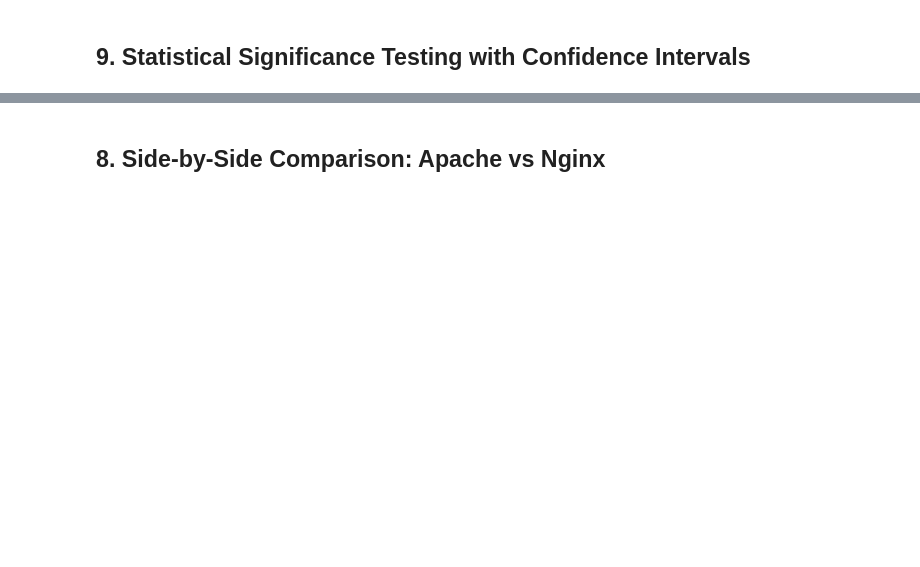
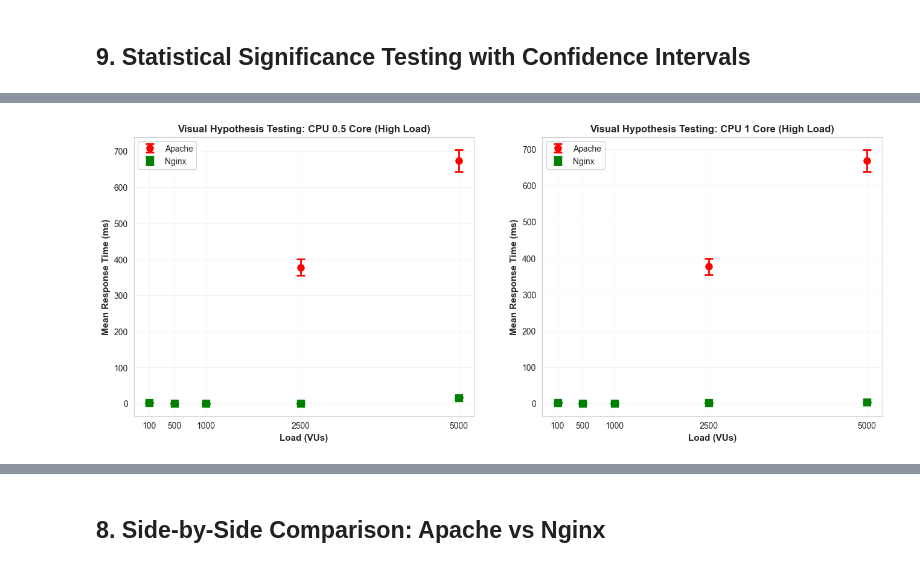
Before and after one commit to lemasc/ait-nao-docker, a Jupyter notebook: http/performance_analysis.ipynb, the cells around one changed output, grey strips where cells are left out. Cells and saved outputs as stored; diff of their text form; code cells hidden in the pictures; blank space fills up the shorter version.

```diff
--- a/http/performance_analysis.ipynb
+++ b/http/performance_analysis.ipynb
@@ -429,0 +516,61 @@ format_answer_9(df_results[df_results["cpu_limit"] == 1.0])
+# %%
+def plot_mean_response_time_with_error_bars(ax, df):
+    """
+    Create error bar plots for mean response time comparison between Apache and Nginx.
+    Shows 95% confidence interval of the mean for visual hypothesis testing.
+
+    Error bars represent: mean ± 1.96 * (std / sqrt(n))
+    where n is the number of requests measured.
+    """
+    # Separate data for each server
+    apache_data = df[df['server'] == 'apache']
+    nginx_data = df[df['server'] == 'nginx']
+
+    apache_vus = apache_data["vus"]
+    apache_mean = apache_data["success_mean_duration"]
+    apache_margin_error = apache_data["confidence_level"]
+
+    nginx_vus = nginx_data["vus"]
+    nginx_mean = nginx_data["success_mean_duration"]
+    nginx_margin_error = nginx_data["confidence_level"]
+
+    # Plot error bars
+    ax.errorbar(apache_vus, apache_mean, yerr=apache_margin_error,
+                fmt='o', color='red', markersize=8, capsize=5, capthick=2,
+                label='Apache', linewidth=2, elinewidth=2)
+
+    ax.errorbar(nginx_vus, nginx_mean, yerr=nginx_margin_error,
+                fmt='s', color='green', markersize=8, capsize=5, capthick=2,
+                label='Nginx', linewidth=2, elinewidth=2)
+
+    # Styling
+    ax.set_xlabel('Load (VUs)', fontsize=11, fontweight='bold')
+    ax.set_ylabel('Mean Response Time (ms)', fontsize=11, fontweight='bold')
+    ax.set_title(title, fontsize=12, fontweight='bold')
+    ax.legend(loc='upper left', fontsize=10)
+    ax.grid(True, alpha=0.3, linestyle='-', linewidth=0.5)
+    ax.set_facecolor('white')
+
+    # Set x-axis ticks
+    ax.set_xticks(vu_levels)
+    ax.set_xticklabels(vu_levels)
+    return ax
+
+
+# ======================================================
+# Plot Graph
+
+fig, axes = plt.subplots(1, 2, figsize=(16, 6))
+
+cpu_scenarios = [
+    (0.5, 'Visual Hypothesis Testing: CPU 0.5 Core (High Load)', df_ci_results_cpu05),
+    (1.0, 'Visual Hypothesis Testing: CPU 1 Core (High Load)', df_ci_results_cpu10)
+]
+
+for idx, (cpu_limit, title, df_ci_result) in enumerate(cpu_scenarios):
+    ax = axes[idx]
+    plot_mean_response_time_with_error_bars(ax, df_ci_result)
+
+plt.show()
+# %% [output]
+[figure, added]
```
Also changed, not shown: parts of 40 cells of this notebook.
